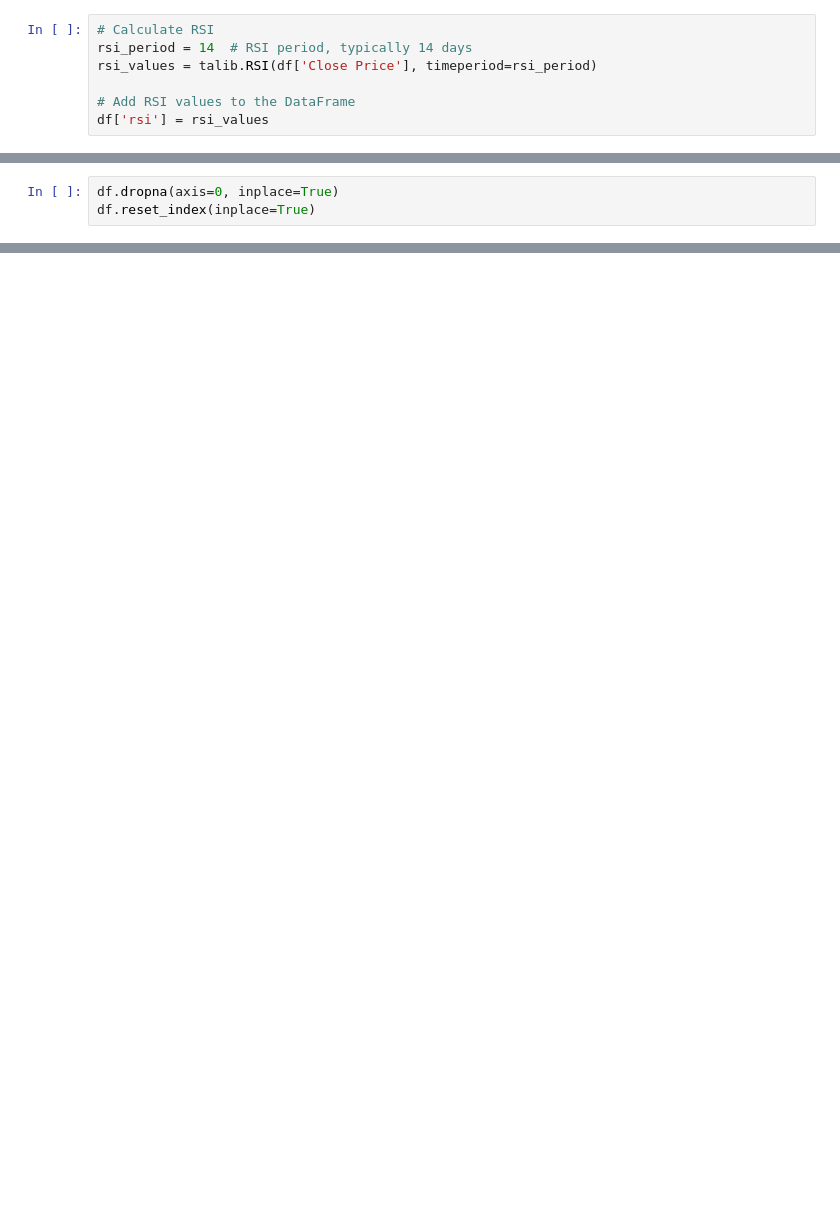
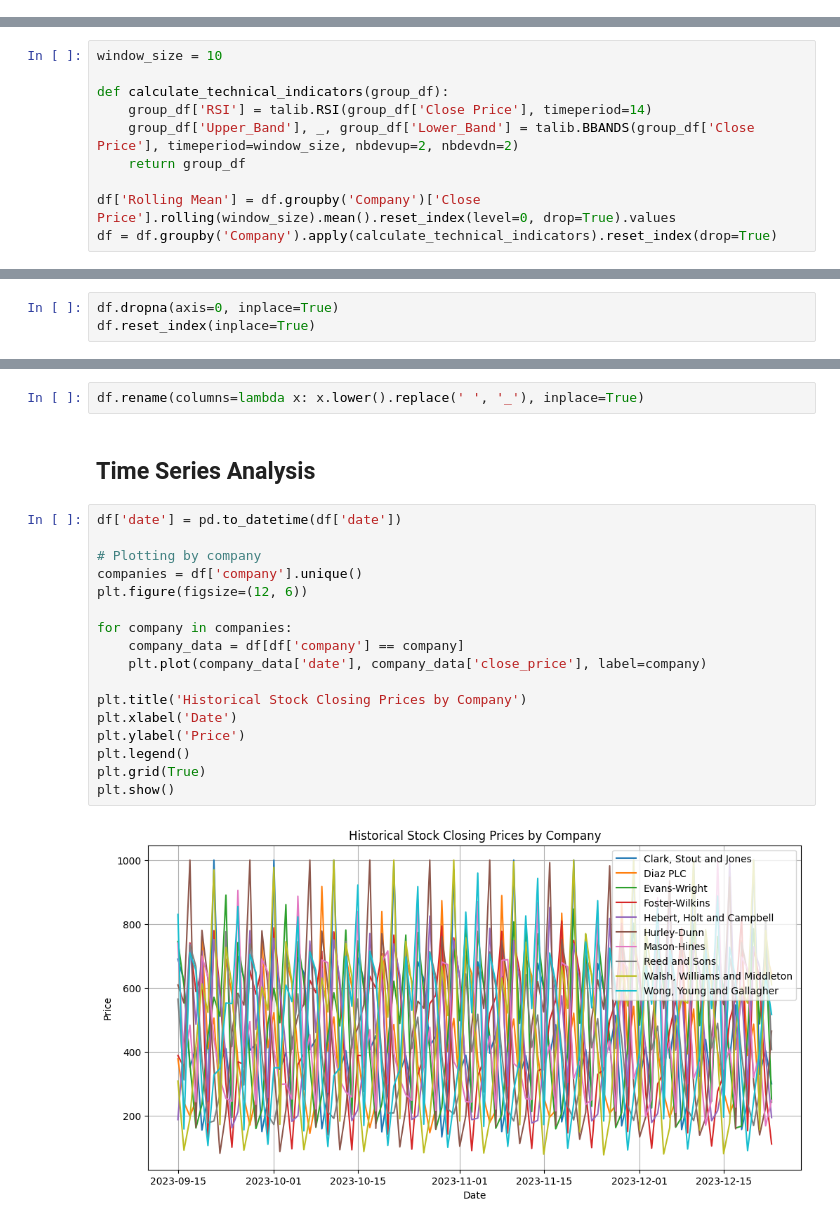
Before and after one commit to bjaparidze/Fake-Stock-Data-Generation, a Jupyter notebook: stock_dataset_generation.ipynb, the cells around one changed output, grey strips where cells are left out. Cells and saved outputs as stored; diff of their text form; blank space fills up the shorter version.

```diff
--- a/stock_dataset_generation.ipynb
+++ b/stock_dataset_generation.ipynb
@@ -87,7 +64,0 @@ df['CMF'] = talib.ADOSC(df['High Price'], df['Low Price'], df['Close Price'], df
-# %%
-# Calculate RSI
-rsi_period = 14  # RSI period, typically 14 days
-rsi_values = talib.RSI(df['Close Price'], timeperiod=rsi_period)
-
-# Add RSI values to the DataFrame
-df['rsi'] = rsi_values
@@ -98,3 +65,13 @@ len(df.columns)
+# %%
+window_size = 10
+
+def calculate_technical_indicators(group_df):
+    group_df['RSI'] = talib.RSI(group_df['Close Price'], timeperiod=14)
+    group_df['Upper_Band'], _, group_df['Lower_Band'] = talib.BBANDS(group_df['Close Price'], timeperiod=window_size, nbdevup=2, nbdevdn=2)
+    return group_df
+
+df['Rolling Mean'] = df.groupby('Company')['Close Price'].rolling(window_size).mean().reset_index(level=0, drop=True).values
+df = df.groupby('Company').apply(calculate_technical_indicators).reset_index(drop=True)
 # %%
 df.isnull().sum()
 # %% [output]
@@ -164,0 +113,23 @@ df
+# %%
+df.rename(columns=lambda x: x.lower().replace(' ', '_'), inplace=True)
+# %% [markdown]
+## Time Series Analysis
+# %%
+df['date'] = pd.to_datetime(df['date'])
+
+# Plotting by company
+companies = df['company'].unique()
+plt.figure(figsize=(12, 6))
+
+for company in companies:
+    company_data = df[df['company'] == company]
+    plt.plot(company_data['date'], company_data['close_price'], label=company)
+
+plt.title('Historical Stock Closing Prices by Company')
+plt.xlabel('Date')
+plt.ylabel('Price')
+plt.legend()
+plt.grid(True)
+plt.show()
+# %% [output]
+[figure, added]
```
Also changed, not shown: parts of 21 cells of this notebook, 11 other files.
